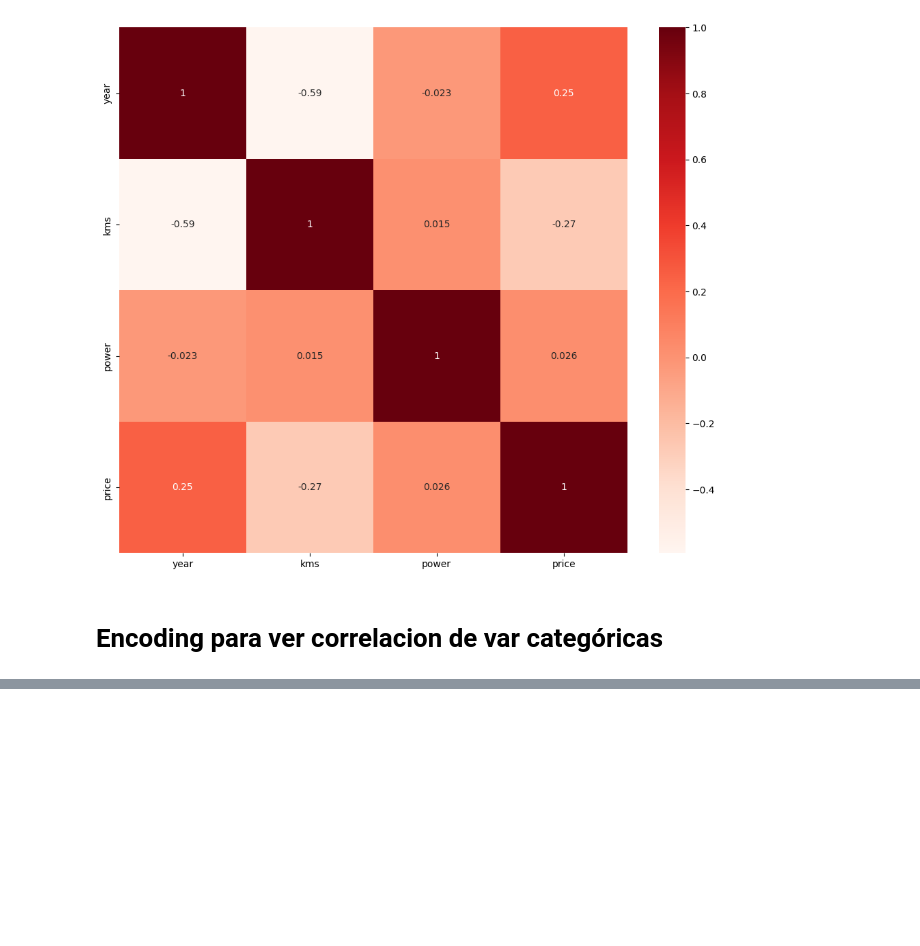
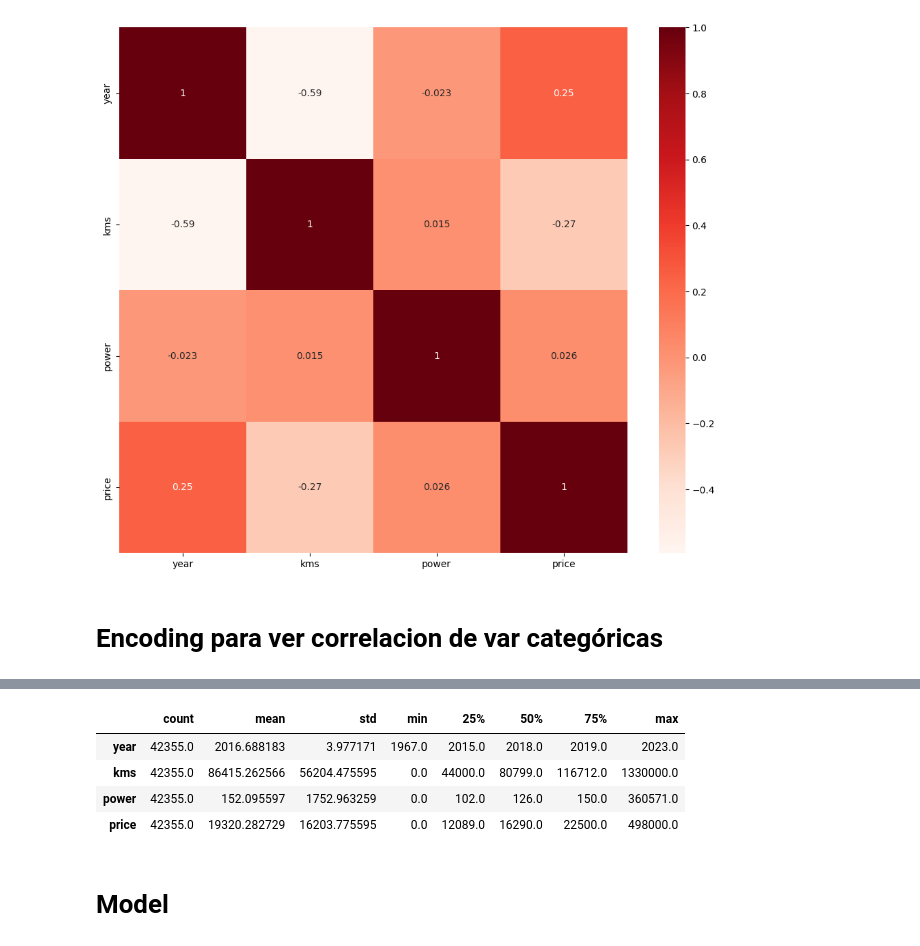
Before and after one commit to Germandcont/SecondHandCars-PricePrediction, a Jupyter notebook: notebooks/predictive_model.ipynb, the cells around one changed output, grey strips where cells are left out. Drawn from its saved outputs; the diff is of its cells as text; code cells hidden in the pictures; blank space fills up the shorter version.

```diff
--- a/notebooks/predictive_model.ipynb
+++ b/notebooks/predictive_model.ipynb
@@ -53,0 +164,10 @@ plt.show()
+# %%
+df_final.describe().T
+# %% [output]
+|  | count | mean | std | min | 25% | 50% | 75% | max |
+| year | 42355.0 | 2016.688183 | 3.977171 | 1967.0 | 2015.0 | 2018.0 | 2019.0 | 2023.0 |
+| kms | 42355.0 | 86415.262566 | 56204.475595 | 0.0 | 44000.0 | 80799.0 | 116712.0 | 1330000.0 |
+| power | 42355.0 | 152.095597 | 1752.963259 | 0.0 | 102.0 | 126.0 | 150.0 | 360571.0 |
+| price | 42355.0 | 19320.282729 | 16203.775595 | 0.0 | 12089.0 | 16290.0 | 22500.0 | 498000.0 |
+# %% [markdown]
+# Model
```
Also changed, not shown: parts of 11 cells of this notebook, 1 other file.
